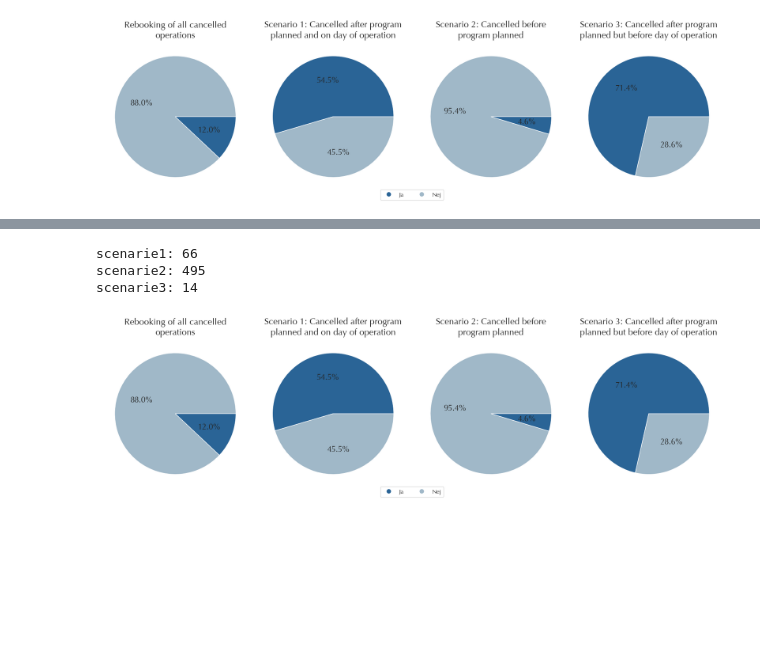
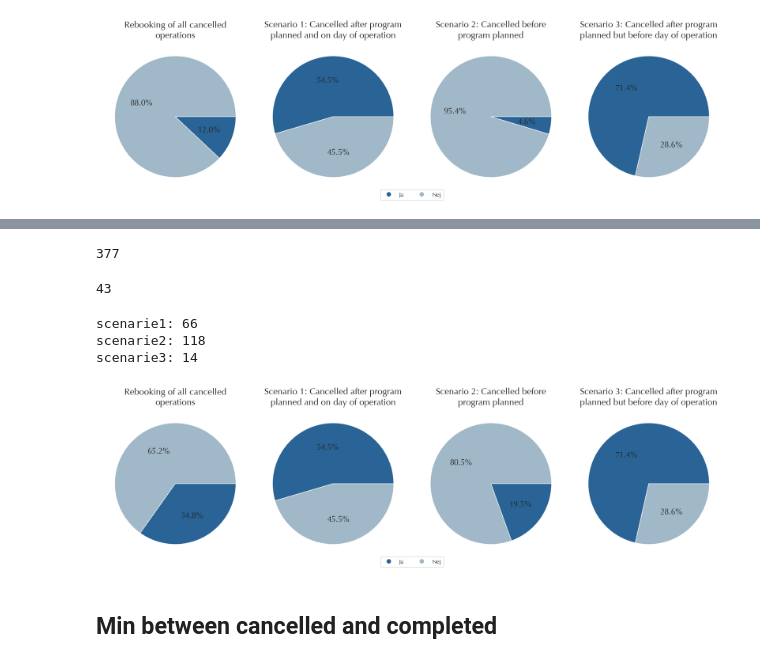
Before and after one commit to killermort9/AnalyticsToAction_Grop12, a Jupyter notebook: poster.ipynb, the cells around one changed output, grey strips where cells are left out. Saved outputs shown, nothing was run; the diff lists cells and outputs as text; code cells hidden in the pictures; blank space fills up the shorter version.

```diff
--- a/poster.ipynb
+++ b/poster.ipynb
@@ -295,6 +295,10 @@ ID ≠ 625 Mean: 37.744542320949826
 ID ≠ 625 Std Dev: 33.696928528175654
 # %% [markdown]
 ## Cancellation pie plot
+# %%
+df_cancelled['Tid og dato'] = pd.to_datetime(df_cancelled['Dato og tid'], format='%Y-%m-%d %H:%M:%S,%f')
+df_cancelled['Time'] = df_cancelled['Tid og dato'].dt.hour
+df_cancelled['Dato'] = df_cancelled['Tid og dato'].dt.normalize()
 # %%
 aflyst_efter_planlægning =  df_cancelled[df_cancelled['Aflyst efter operationsprogrammet er afsluttet?'] == 'Ja']
 aflyst_før_planlægning =  df_cancelled[df_cancelled['Aflyst efter operationsprogrammet er afsluttet?'] == 'Nej']
@@ -411,3 +438,17 @@ KeyError: 'Dato'
+# %%
+no_cancelled_wsurgery_sameday
+# %% [output]
+377
+# %%
+df_notreally_cancelled = df_cancelled.loc[Idxs]
+ids_in_both_sandra = set(df_notreally_cancelled["Case-ID Anonymous"])
+ombooked_case_ids_in_borh = df_cancelled[df_cancelled["Case-ID Anonymous"].isin(ids_in_both_sandra)&(df_cancelled["Ombooket"]=="Ja")]
+len(ombooked_case_ids_in_borh["Case-ID Anonymous"].unique())
+# %% [output]
+43
+# %%
+
+df_actually_cancelled = df_cancelled.drop(Idxs)
 # %%
 aflyst_efter_planlægning =  df_actually_cancelled[df_actually_cancelled['Aflyst efter operationsprogrammet er afsluttet?'] == 'Ja']
 aflyst_før_planlægning =  df_actually_cancelled[df_actually_cancelled['Aflyst efter operationsprogrammet er afsluttet?'] == 'Nej']
@@ -432,8 +473,8 @@ datasets = [
 
 # Colors
 color_map = {
-    "Ja": "#4CAF50",
-    "Nej": "#F44336"
+    "Ja": "#2a6496",
+    "Nej": "#a0b8c8"
 }
 
 fig, axes = plt.subplots(1, 4, figsize=(18, 5))
@@ -442,32 +483,34 @@ axes = axes.flatten()
 for ax, (title, data) in zip(axes, datasets):
     labels = data.index
     colors = [color_map[label] for label in labels]
 
     ax.pie(
         data,
         labels=None,
         autopct='%1.1f%%',
         colors=colors,
         textprops={'fontsize': 16}  # slightly bigger % text
     )
 
     # Wrap titles and increase size
     wrapped_title = "\n".join(textwrap.wrap(title, 35))
     ax.set_title(wrapped_title, fontsize=18)
 
 # Shared legend (bigger text)
 handles = [
     plt.Line2D([0], [0], marker='o', color='w', label=key,
                markerfacecolor=color_map[key], markersize=10)
     for key in color_map
 ]
 
 fig.legend(handles=handles, loc='lower center', ncol=2, fontsize=12)
 
 plt.tight_layout()
 plt.show()
 # %% [output]
 scenarie1: 66
-scenarie2: 495
+scenarie2: 118
 scenarie3: 14
-[figure, old version]
+[figure, new version]
+# %% [markdown]
+## Min between cancelled and completed
```
Also changed, not shown: parts of 5 cells of this notebook, 1 other file.
